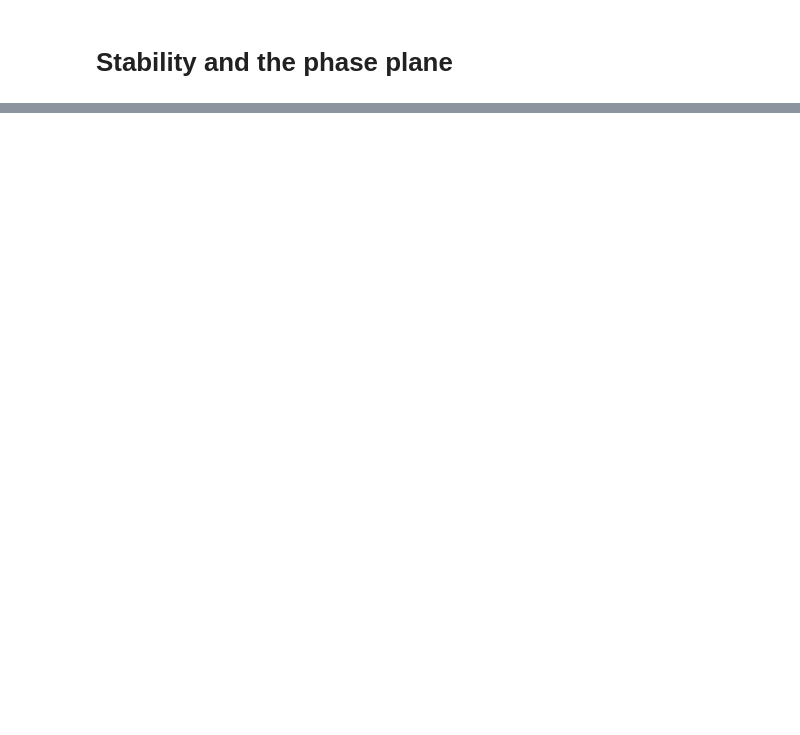
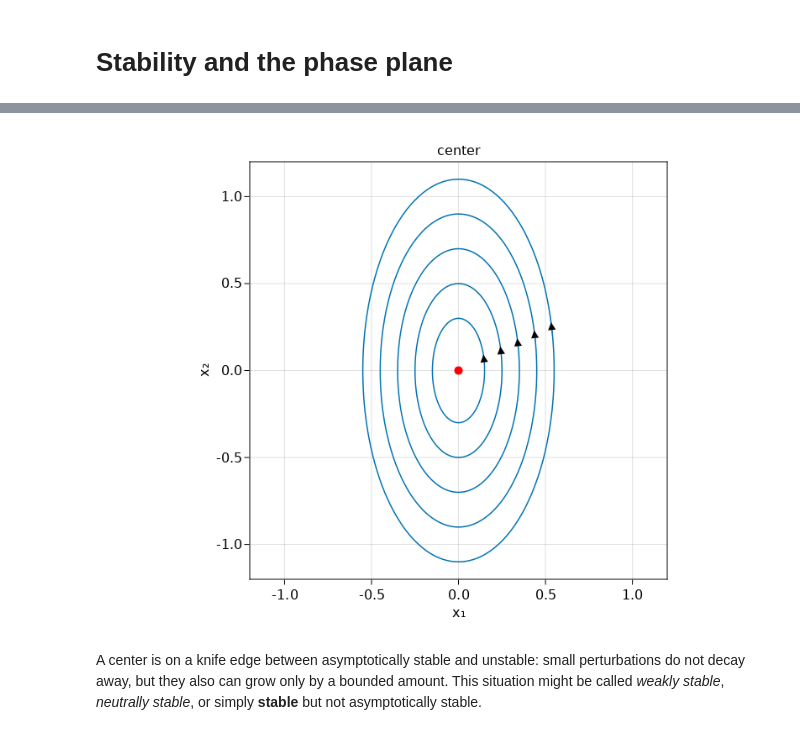
Before and after one commit to tobydriscoll/udmath351, a Jupyter notebook: _sources/ode_system/phase_plane.ipynb, the cells around one changed output, grey strips where cells are left out. Drawn from its saved outputs; the diff is of its cells as text; code cells hidden in the pictures; blank space fills up the shorter version.

```diff
--- a/_sources/ode_system/phase_plane.ipynb
+++ b/_sources/ode_system/phase_plane.ipynb
@@ -237,0 +188,37 @@ A center is on a knife edge between asymptotically stable and unstable: small pe
+# %%
+A = [0 -1; 4 0];
+λ,V = eigen(A)
+
+# plot eigenvectors
+P = Point2.(eachcol(V))
+fig,ax,scat = lines([NaN],[NaN],color=:black,linewidth=3,
+    axis = (xlabel = "x₁",ylabel = "x₂") )
+
+colr = cgrad(:seaborn_colorblind)[1:8]
+t = range(0,7,300)
+x = zeros(2,300)
+xa = Point2{Float64}[]
+da = Point2{Float64}[]
+ab = 5
+for r = 0.15:0.1:0.55
+	for j = 1:length(t)
+		X = exp(t[j]*A);
+		x[:,j] = X*[r; 0];
+	end
+	lines!(x[1,:],x[2,:],color=colr[1])
+    push!(xa,Point2(x[:,ab]))
+    push!(da,Point2(x[:,ab+1]-x[:,ab]))
+end
+
+arrows!(xa,1da,linecolor=colr[1],arrowsize=12)
+scatter!([0],[0],markersize=10,color=:red)
+
+limits!(1.2*[-1,1,-1,1]...)
+ax.title = ("center")
+ax.aspect = DataAspect()
+
+fig
+# %% [output]
+[figure, added]
+# %% [markdown]
+A center is on a knife edge between asymptotically stable and unstable: small perturbations do not decay away, but they also can grow only by a bounded amount. This situation might be called *weakly stable*, *neutrally stable*, or simply **stable** but not asymptotically stable.
```
Also changed, not shown: parts of 9 cells of this notebook, 18 other files.
